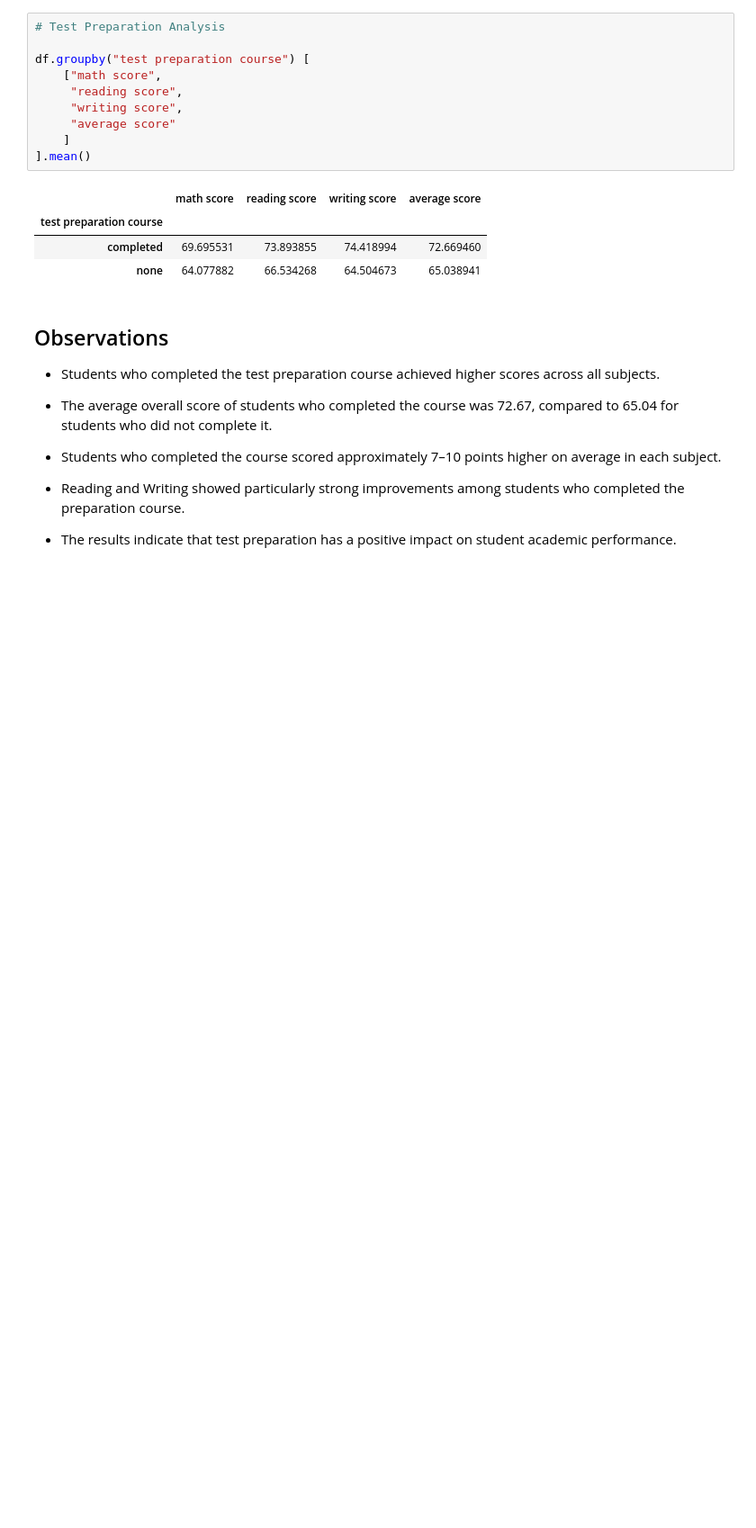
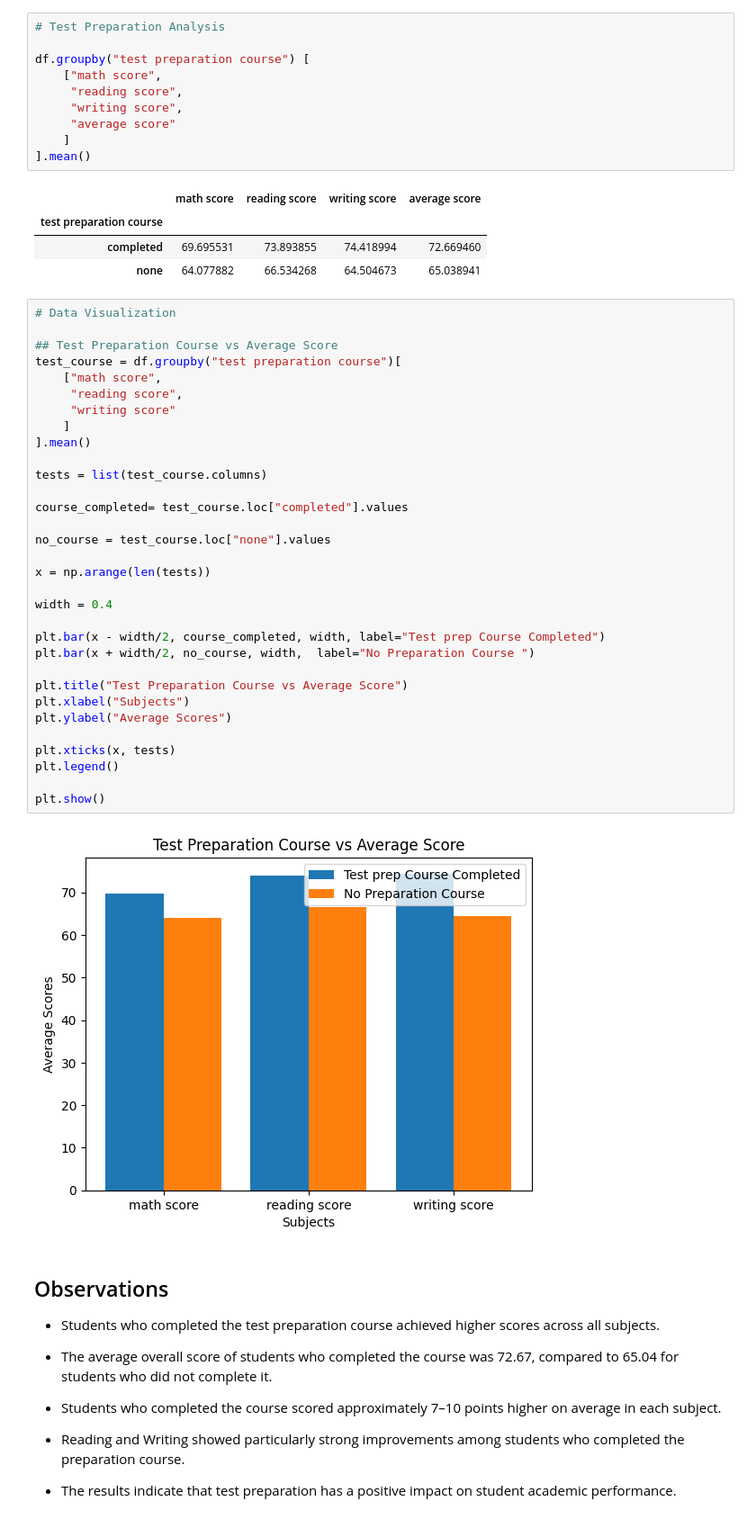
Before and after one commit to Alekhya-2006/student-performance-analysis, a Jupyter notebook: notebooks/student_analysis.ipynb, the cells around one changed output. Shown at 90% size. Cells and saved outputs as stored; diff of their text form; blank space fills up the shorter version.

```diff
--- a/notebooks/student_analysis.ipynb
+++ b/notebooks/student_analysis.ipynb
@@ -238,6 +293,40 @@ df.groupby("test preparation course") [
 | test preparation course |  |  |  |  |
 | completed | 69.695531 | 73.893855 | 74.418994 | 72.669460 |
 | none | 64.077882 | 66.534268 | 64.504673 | 65.038941 |
+# %%
+# Data Visualization
+
+## Test Preparation Course vs Average Score
+test_course = df.groupby("test preparation course")[
+    ["math score",
+     "reading score",
+     "writing score"
+    ]
+].mean()
+
+tests = list(test_course.columns)
+
+course_completed= test_course.loc["completed"].values
+
+no_course = test_course.loc["none"].values
+
+x = np.arange(len(tests))
+
+width = 0.4
+
+plt.bar(x - width/2, course_completed, width, label="Test prep Course Completed")
+plt.bar(x + width/2, no_course, width,  label="No Preparation Course ")
+
+plt.title("Test Preparation Course vs Average Score")
+plt.xlabel("Subjects")
+plt.ylabel("Average Scores")
+
+plt.xticks(x, tests)
+plt.legend()
+
+plt.show()
+# %% [output]
+[figure, added]
 # %% [markdown]
 ## Observations
 
```
Also changed, not shown: parts of 8 cells of this notebook, 1 other file.
